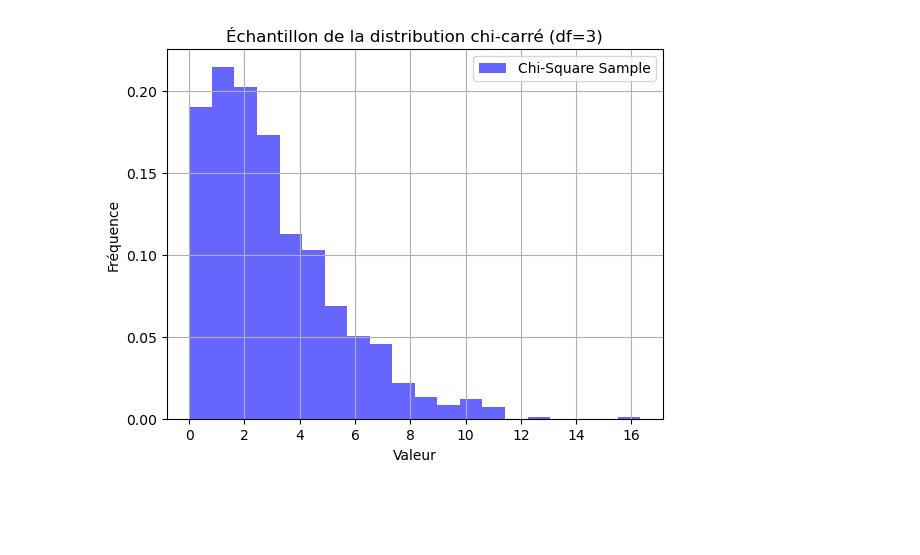
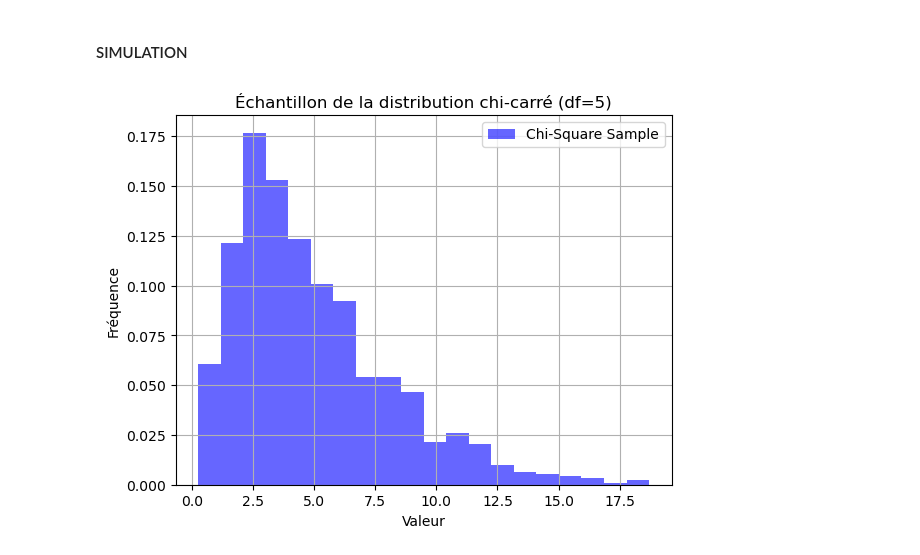
Before and after one commit to Genereux-akotenou/chi-square, a Jupyter notebook: chi-square.ipynb, the cells around one changed output. Cells and saved outputs as stored; diff of their text form; code cells hidden in the pictures; blank space fills up the shorter version.

```diff
--- a/chi-square.ipynb
+++ b/chi-square.ipynb
@@ -1,3 +1,5 @@
+# %% [markdown]
+#### SIMULATION
 # %%
 import numpy as np
 import matplotlib.pyplot as plt
@@ -4,19 +7,19 @@ import matplotlib.pyplot as plt
 # %%
 # Paramètres de la distribution chi-carré
-df = 3  # Degrés de liberté
+df = 5  # Degrés de liberté
 
 # Génération d'un échantillon de variables aléatoires chi-carré
 sample_size = 1000
 chi_square_sample = np.random.chisquare(df, size=sample_size)
 
 # Affichage de l'histogramme de l'échantillon
 plt.hist(chi_square_sample, bins=20, density=True, alpha=0.6, color='b', label='Chi-Square Sample')
 plt.title(f'Échantillon de la distribution chi-carré (df={df})')
 plt.xlabel('Valeur')
 plt.ylabel('Fréquence')
 plt.legend()
 plt.grid(True)
 
 plt.show()
 # %% [output]
-[figure, old version]
+[figure, new version]
```
Also changed, not shown: parts of 9 cells of this notebook.
